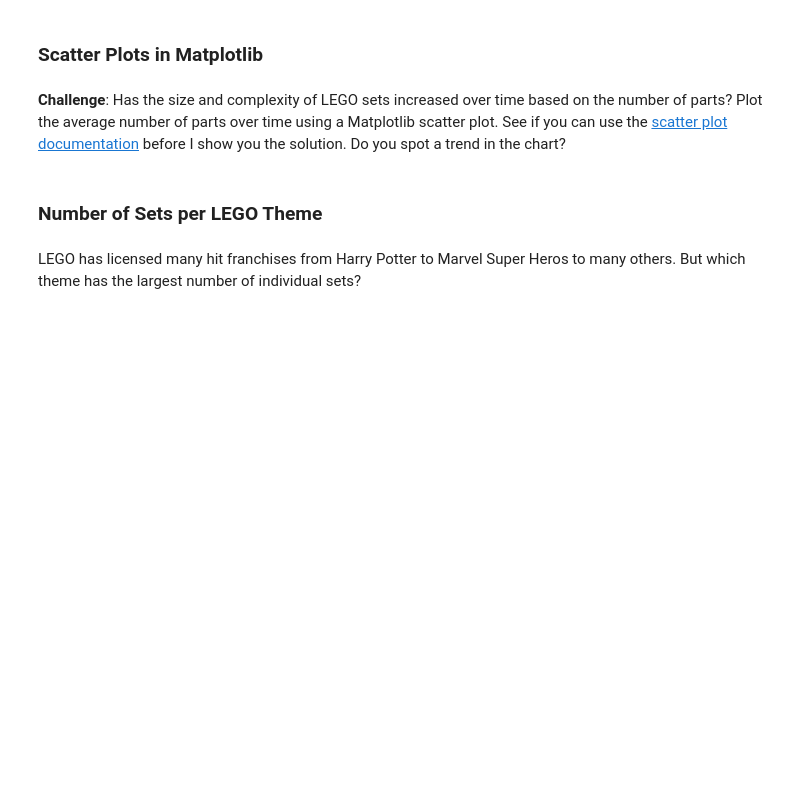
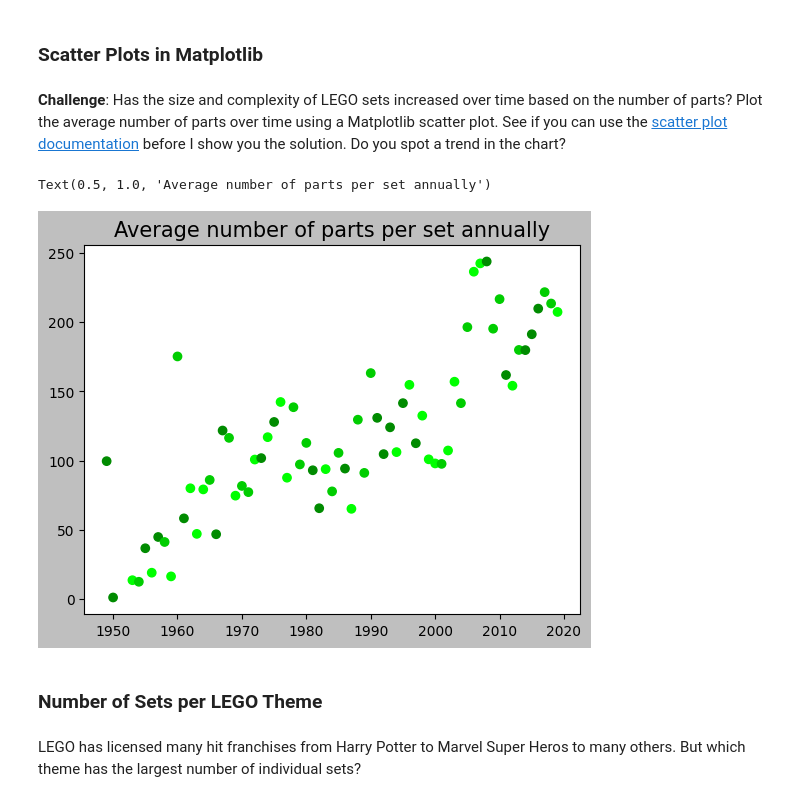
Before and after one commit to 22skowron/Data-manipulation-practice, a Jupyter notebook: Lego_Analysis_for_Course_(start).ipynb, the cells around one changed output. Cells and saved outputs as stored; diff of their text form; code cells hidden in the pictures; blank space fills up the shorter version.

```diff
--- a/Lego_Analysis_for_Course_(start).ipynb
+++ b/Lego_Analysis_for_Course_(start).ipynb
@@ -222,3 +286,6 @@ Let's work out the number of different themes shipped by year. This means we hav
 ### Line Charts with Two Seperate Axes
 # %% [markdown]
 **Challenge**: Use the <code>.groupby()</code> and <code>.agg()</code> function together to figure out the average number of parts per set. How many parts did the average LEGO set released in 1954 compared to say, 2017?
+# %%
+parts_per_set_avg = sets_df.groupby('year').agg({'num_parts': 'mean'})
+parts_per_set_avg
@@ -226,6 +304,16 @@ Let's work out the number of different themes shipped by year. This means we hav
 ### Scatter Plots in Matplotlib
 # %% [markdown]
 **Challenge**: Has the size and complexity of LEGO sets increased over time based on the number of parts? Plot the average number of parts over time using a Matplotlib scatter plot. See if you can use the [scatter plot documentation](https://matplotlib.org/3.1.0/api/_as_gen/matplotlib.pyplot.scatter.html) before I show you the solution. Do you spot a trend in the chart?
+# %%
+plt.scatter(
+    parts_per_set_avg.index[:-2],
+    parts_per_set_avg[:-2],
+    c=[random.choice(['#008b00', '#00cd00', '#00ff00']) for dot in range(len(parts_per_set_avg[:-2]))]
+)
+plt.title('Average number of parts per set annually', fontsize=15)
+# %% [output]
+Text(0.5, 1.0, 'Average number of parts per set annually')
+[figure, added]
 # %% [markdown]
 ### Number of Sets per LEGO Theme
 # %% [markdown]
```
Also changed, not shown: parts of 18 cells of this notebook.
